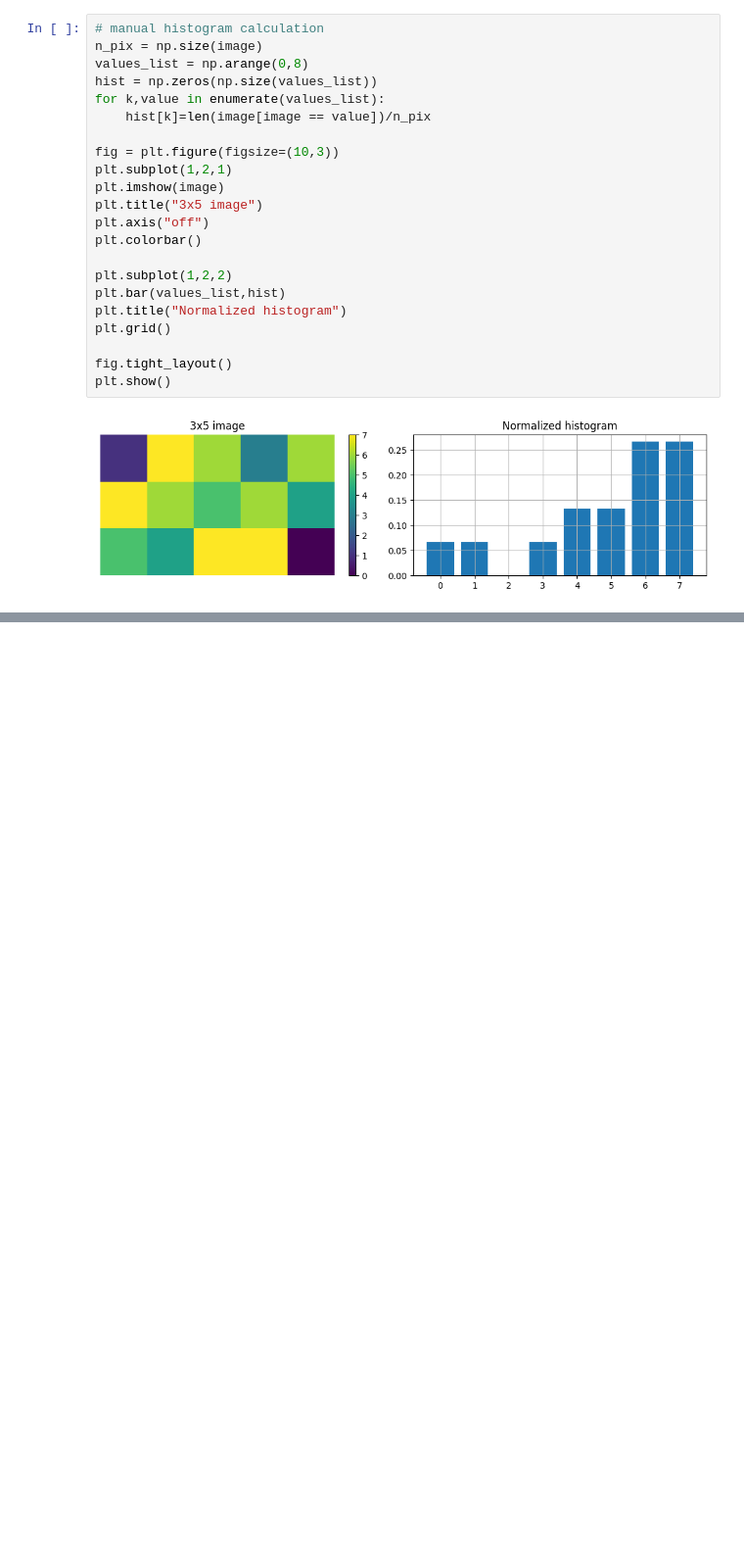
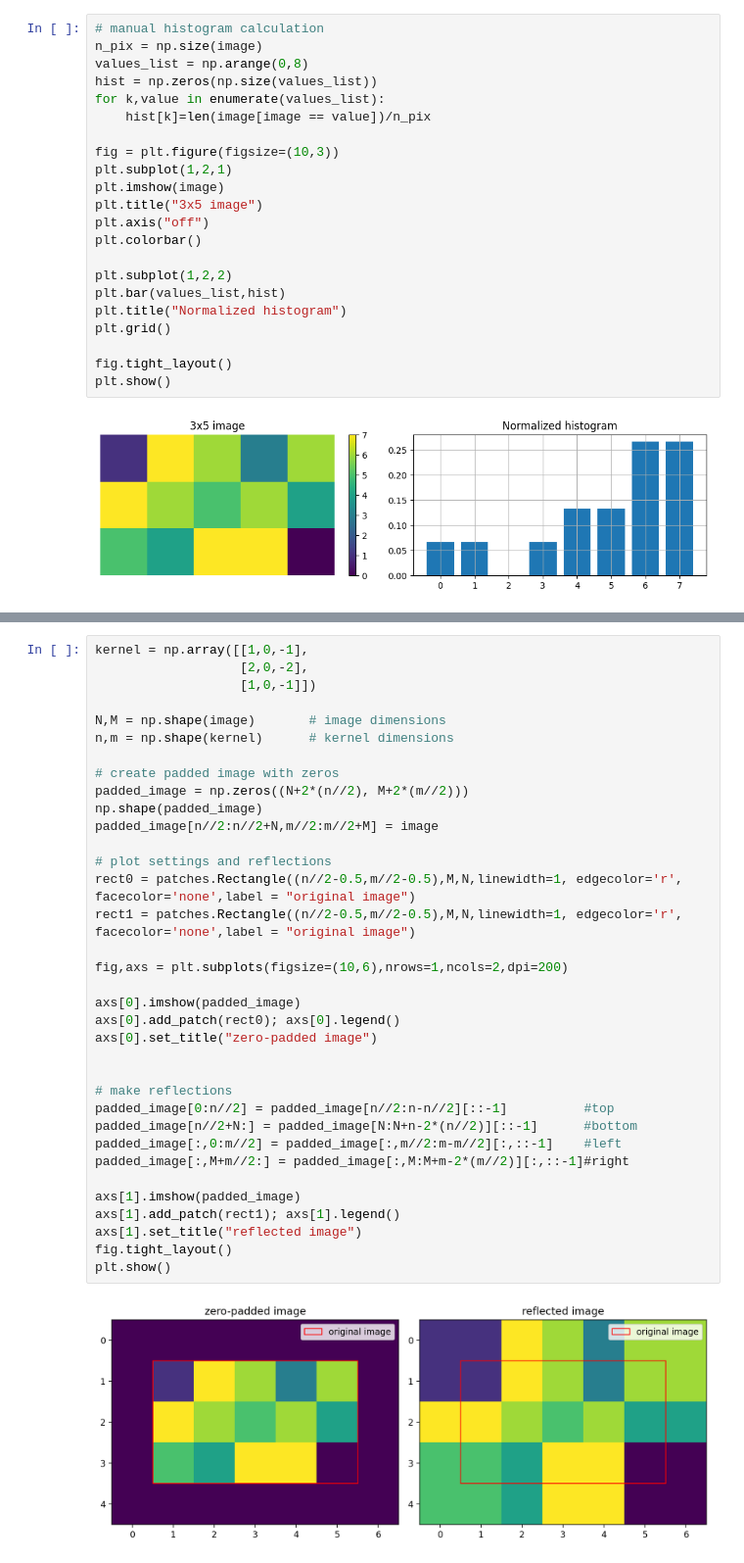
Before and after one commit to ChiliEater/image-processing, a Jupyter notebook: assignment 1/task1.ipynb, the cells around one changed output, grey strips where cells are left out. Shown at 98% size. Drawn from its saved outputs; the diff is of its cells as text; blank space fills up the shorter version.

```diff
--- a/assignment 1/task1.ipynb
+++ b/assignment 1/task1.ipynb
@@ -89,0 +92,37 @@ plt.show()
+# %%
+kernel = np.array([[1,0,-1],
+                   [2,0,-2],
+                   [1,0,-1]])
+
+N,M = np.shape(image)       # image dimensions
+n,m = np.shape(kernel)      # kernel dimensions
+
+# create padded image with zeros
+padded_image = np.zeros((N+2*(n//2), M+2*(m//2)))
+np.shape(padded_image)
+padded_image[n//2:n//2+N,m//2:m//2+M] = image
+
+# plot settings and reflections
+rect0 = patches.Rectangle((n//2-0.5,m//2-0.5),M,N,linewidth=1, edgecolor='r', facecolor='none',label = "original image")
+rect1 = patches.Rectangle((n//2-0.5,m//2-0.5),M,N,linewidth=1, edgecolor='r', facecolor='none',label = "original image")
+
+fig,axs = plt.subplots(figsize=(10,6),nrows=1,ncols=2,dpi=200)
+
+axs[0].imshow(padded_image)
+axs[0].add_patch(rect0); axs[0].legend()
+axs[0].set_title("zero-padded image")
+
+
+# make reflections
+padded_image[0:n//2] = padded_image[n//2:n-n//2][::-1]          #top
+padded_image[n//2+N:] = padded_image[N:N+n-2*(n//2)][::-1]      #bottom
+padded_image[:,0:m//2] = padded_image[:,m//2:m-m//2][:,::-1]    #left
+padded_image[:,M+m//2:] = padded_image[:,M:M+m-2*(m//2)][:,::-1]#right
+
+axs[1].imshow(padded_image)
+axs[1].add_patch(rect1); axs[1].legend()
+axs[1].set_title("reflected image")
+fig.tight_layout()
+plt.show()
+# %% [output]
+[figure, added]
```
Also changed, not shown: parts of 4 cells of this notebook, 4 other files.
